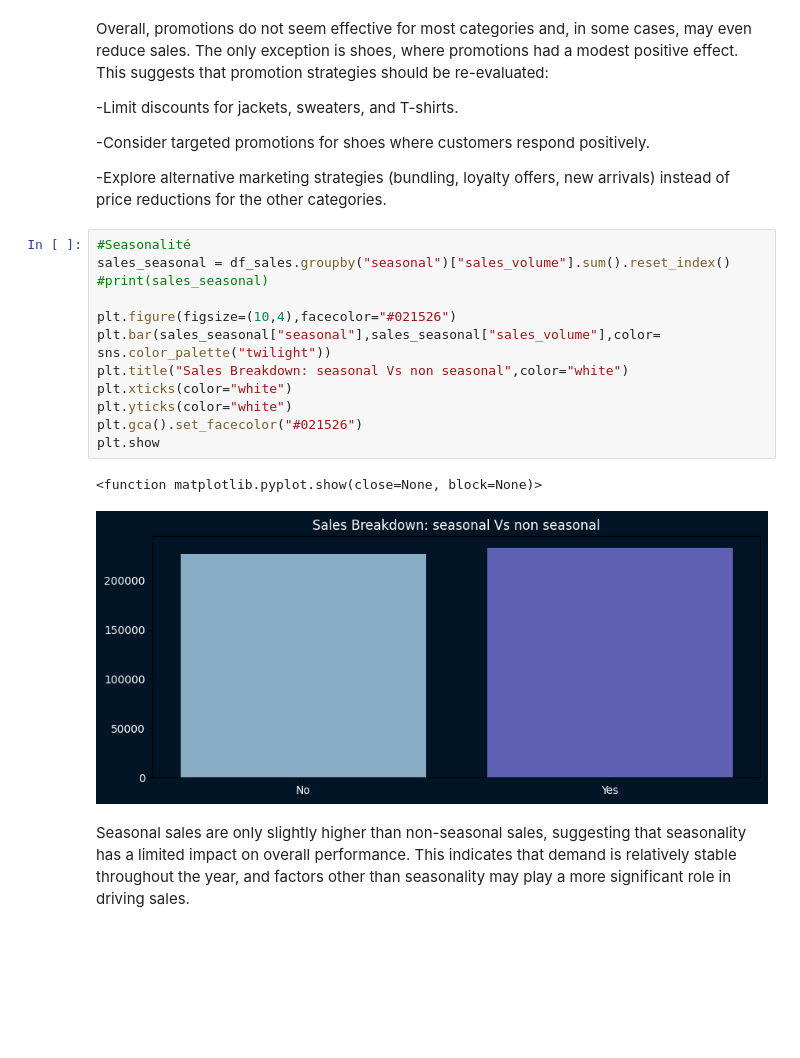
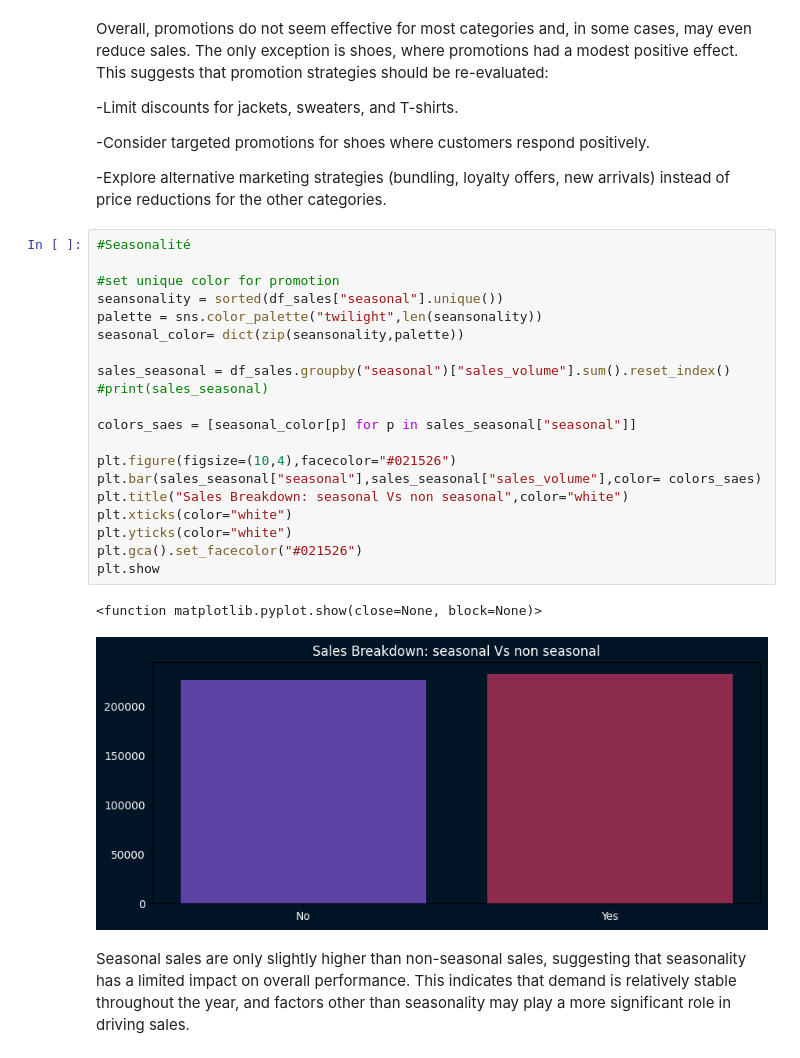
Before and after one commit to fazia92/ZARA_product_sales, a Jupyter notebook: EDA.ipynb, the cells around one changed output. Saved outputs shown, nothing was run; the diff lists cells and outputs as text; blank space fills up the shorter version.

```diff
--- a/EDA.ipynb
+++ b/EDA.ipynb
@@ -201,19 +215,27 @@ Overall, promotions do not seem effective for most categories and, in some cases
   -Explore alternative marketing strategies (bundling, loyalty offers, new arrivals) instead of price reductions for the other categories.
 # %%
 #Seasonalité
+
+#set unique color for promotion
+seansonality = sorted(df_sales["seasonal"].unique())
+palette = sns.color_palette("twilight",len(seansonality))
+seasonal_color= dict(zip(seansonality,palette))
+
 sales_seasonal = df_sales.groupby("seasonal")["sales_volume"].sum().reset_index()
 #print(sales_seasonal)
 
+colors_saes = [seasonal_color[p] for p in sales_seasonal["seasonal"]]
+
 plt.figure(figsize=(10,4),facecolor="#021526")
-plt.bar(sales_seasonal["seasonal"],sales_seasonal["sales_volume"],color= sns.color_palette("twilight"))
+plt.bar(sales_seasonal["seasonal"],sales_seasonal["sales_volume"],color= colors_saes)
 plt.title("Sales Breakdown: seasonal Vs non seasonal",color="white")
 plt.xticks(color="white")
 plt.yticks(color="white")
 plt.gca().set_facecolor("#021526")
 plt.show
 # %% [output]
 <function matplotlib.pyplot.show(close=None, block=None)>
-[figure, old version]
+[figure, new version]
 # %% [markdown]
 Seasonal sales are only slightly higher than non-seasonal sales, suggesting that seasonality has a limited impact on overall performance. This indicates that demand is relatively stable throughout the year, and factors other than seasonality may play a more significant role in driving sales.
 # %%
```
Also changed, not shown: parts of 10 cells of this notebook.
